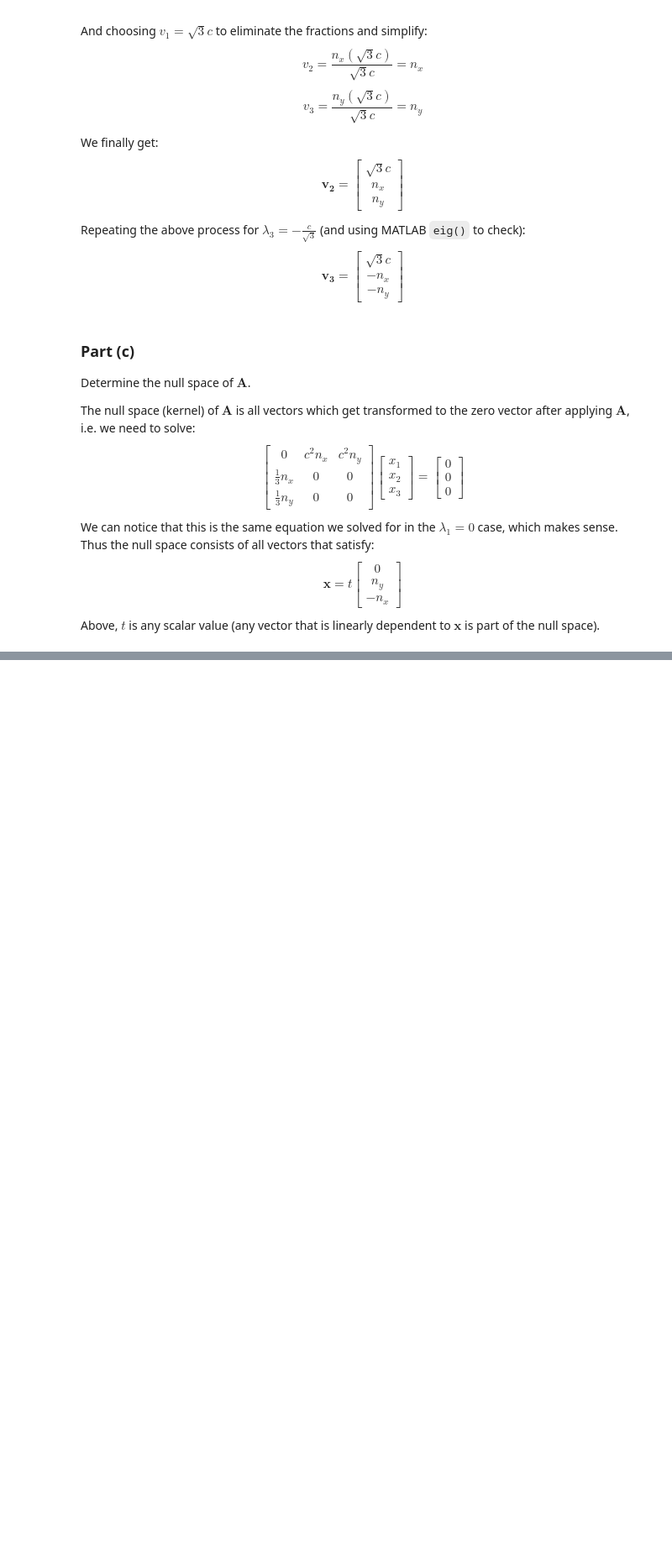
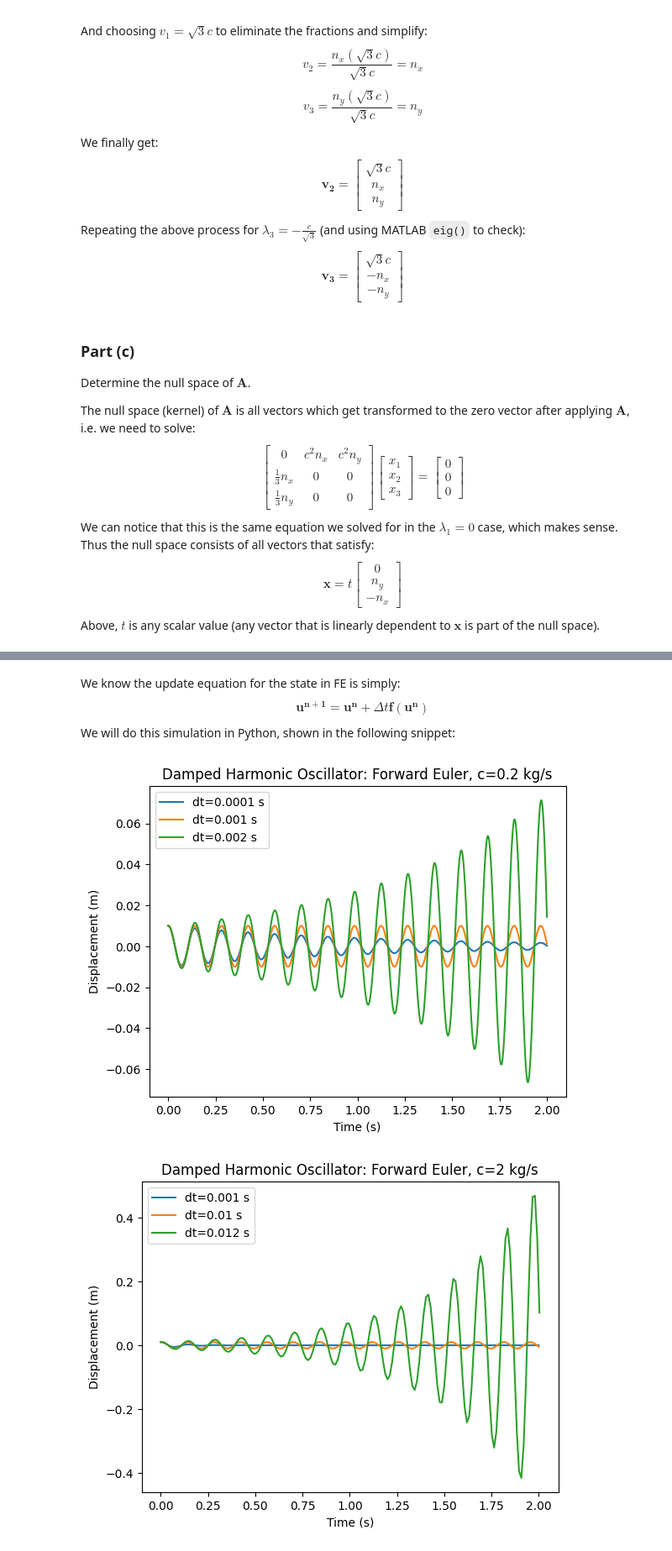
Before and after one commit to JayChen35/sugs, a Jupyter notebook: 423_computation/hw1.ipynb, the cells around one changed output, grey strips where cells are left out. Shown at 84% size. Saved outputs shown, nothing was run; the diff lists cells and outputs as text; code cells hidden in the pictures; blank space fills up the shorter version.

```diff
--- a/423_computation/hw1.ipynb
+++ b/423_computation/hw1.ipynb
@@ -105,0 +139,40 @@ Above, $t$ is any scalar value (any vector that is linearly dependent to $\mathb
+# %% [markdown]
+We know the update equation for the state in FE is simply:
+$$
+\boxed{\mathbf{u^{n+1}} = \mathbf{u^{n}} + \Delta t \mathbf{f(u^n)}}
+$$
+We will do this simulation in Python, shown in the following snippet:
+# %%
+import numpy as np
+import matplotlib.pyplot as plt
+
+def problem_2b(c, dt_values):
+    """Forward Euler solution for a damped harmonic oscillator, with variable damping c."""
+    def f(u, c):
+        """Computes the derivative of the state vector u."""
+        A = np.array([[0, 1], [-k/m, -c/m]])
+        return A @ u
+    m = 0.1
+    k = 200
+    u_0 = np.array([[0.01], [0]])
+    T = 2
+    for dt in dt_values:
+        time = np.arange(0, T + dt, dt)
+        u_states = np.zeros((2, len(time)))
+        u_states[:, 0] = u_0.flatten()
+        for i in range(1, len(time)):
+            u_states[:, i] = u_states[:, i-1] + dt * f(u_states[:, i-1], c)
+        plt.plot(time, u_states[0, :], label=f'dt={dt} s')
+
+    # Plotting settings
+    plt.title(f'Damped Harmonic Oscillator: Forward Euler, c={c} kg/s')
+    plt.xlabel('Time (s)')
+    plt.ylabel('Displacement (m)')
+    plt.legend()
+    plt.show()
+
+problem_2b(0.2, [1e-4, 1e-3, 2e-3])
+problem_2b(2, [0.001, 0.01, 0.012])
+# %% [output]
+[figure, added]
+[figure, added]
```
Also changed, not shown: parts of 7 cells of this notebook.
